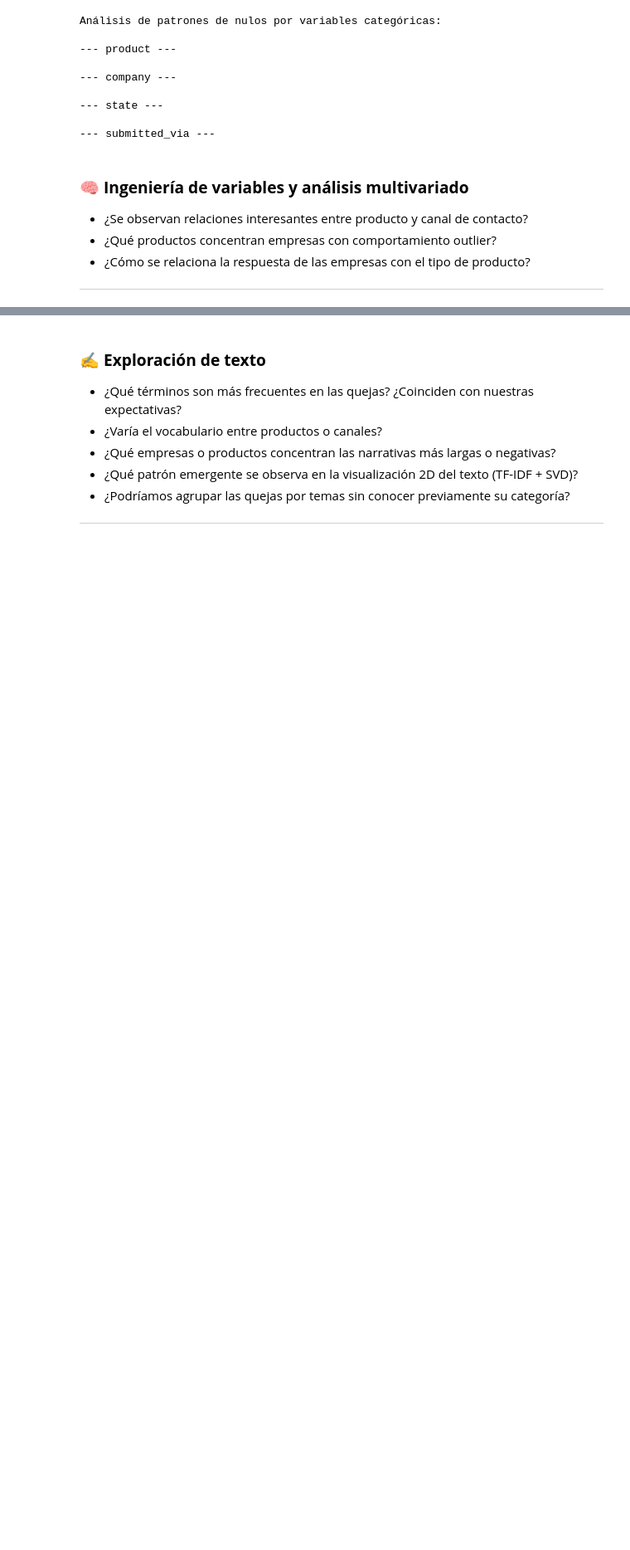
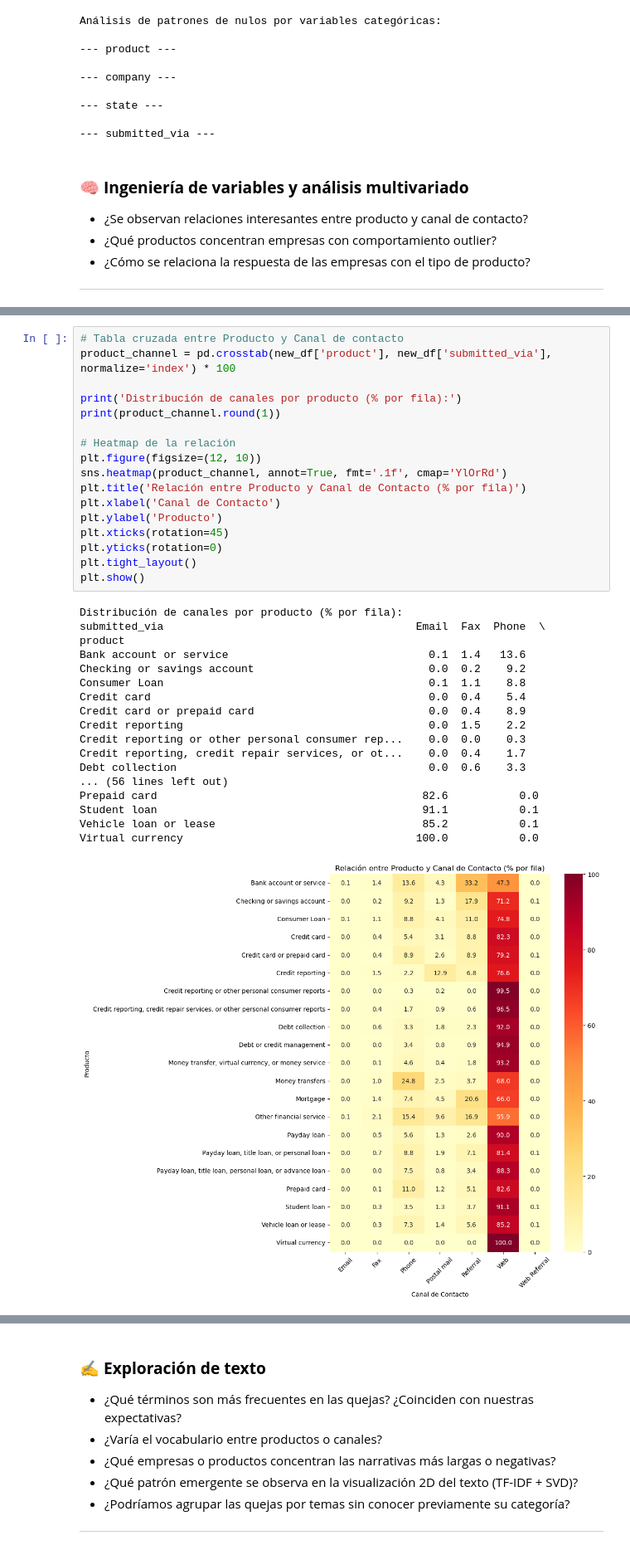
Before and after one commit to NzitaKatendi/DATA-SCIENCE-Y-BIG-DATA, a Jupyter notebook: EDAChallenge.ipynb, the cells around one changed output, grey strips where cells are left out. Shown at 83% size. Saved outputs shown, nothing was run; the diff lists cells and outputs as text; blank space fills up the shorter version.

```diff
--- a/EDAChallenge.ipynb
+++ b/EDAChallenge.ipynb
@@ -854,0 +854,36 @@ Análisis de patrones de nulos por variables categóricas:
+# %%
+# Tabla cruzada entre Producto y Canal de contacto
+product_channel = pd.crosstab(new_df['product'], new_df['submitted_via'], normalize='index') * 100
+
+print('Distribución de canales por producto (% por fila):')
+print(product_channel.round(1))
+
+# Heatmap de la relación
+plt.figure(figsize=(12, 10))
+sns.heatmap(product_channel, annot=True, fmt='.1f', cmap='YlOrRd')
+plt.title('Relación entre Producto y Canal de Contacto (% por fila)')
+plt.xlabel('Canal de Contacto')
+plt.ylabel('Producto')
+plt.xticks(rotation=45)
+plt.yticks(rotation=0)
+plt.tight_layout()
+plt.show()
+# %% [output]
+Distribución de canales por producto (% por fila):
+submitted_via                                       Email  Fax  Phone  \
+product
+Bank account or service                               0.1  1.4   13.6
+Checking or savings account                           0.0  0.2    9.2
+Consumer Loan                                         0.1  1.1    8.8
+Credit card                                           0.0  0.4    5.4
+Credit card or prepaid card                           0.0  0.4    8.9
+Credit reporting                                      0.0  1.5    2.2
+Credit reporting or other personal consumer rep...    0.0  0.0    0.3
+Credit reporting, credit repair services, or ot...    0.0  0.4    1.7
+Debt collection                                       0.0  0.6    3.3
+... (56 lines left out)
+Prepaid card                                         82.6           0.0
+Student loan                                         91.1           0.1
+Vehicle loan or lease                                85.2           0.1
+Virtual currency                                    100.0           0.0
+[figure, added]
```
Also changed, not shown: parts of 10 cells of this notebook.
